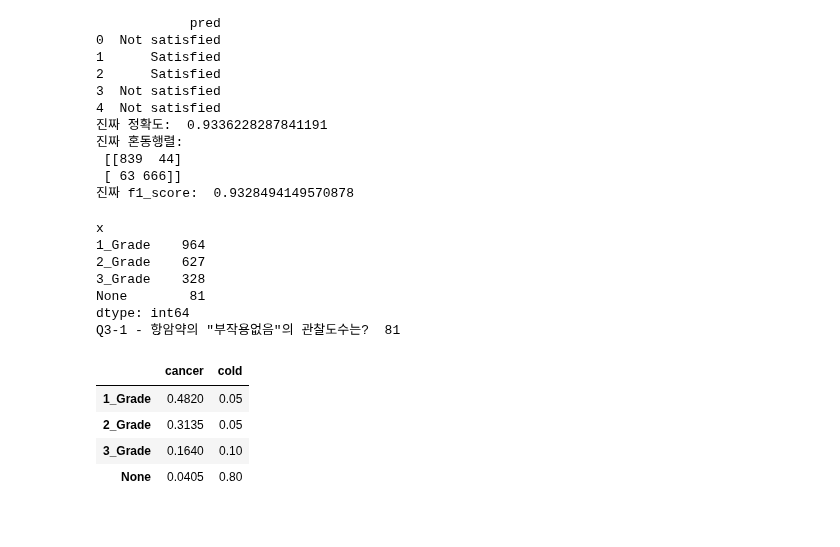
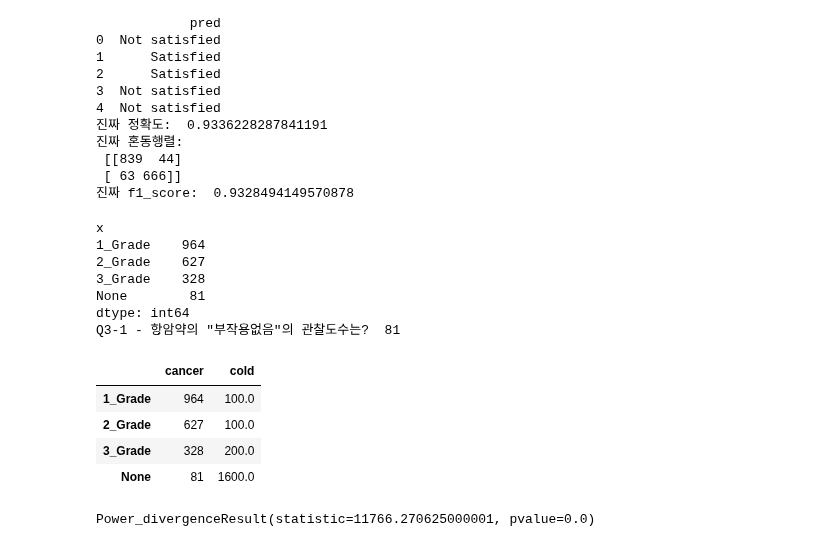
Before and after one commit to chickengak/TIL, a Jupyter notebook: dev-journey/big-data/빅분기-실기-wrap_up.ipynb, the cells around one changed output. Cells and saved outputs as stored; diff of their text form; code cells hidden in the pictures.

```diff
--- a/dev-journey/big-data/빅분기-실기-wrap_up.ipynb
+++ b/dev-journey/big-data/빅분기-실기-wrap_up.ipynb
@@ -1769,24 +1780,25 @@ f1_score:  0.9516477874091458
  [ 63 666]]
 진짜 f1_score:  0.9328494149570878
 # %%
-import statsmodels.api as sm
-from scipy import stats
+from scipy import stats                         # 6회 3유형 1번
 
 df = pd.read_csv('samples/기출복원/06회/cancer.csv')
 print(df.value_counts())
 print('Q3-1 - 항암약의 "부작용없음"의 관찰도수는? ', df['x'].value_counts()['None'])
 
-pd.DataFrame({'cancer': np.array([964, 627, 328, 81])/2000, 'cold': [0.05, 0.05, 0.10, 0.80]}, index=['1_Grade', '2_Grade', '3_Grade', 'None'])
+display(df := pd.DataFrame({'cancer': np.array([964, 627, 328, 81]), 'cold': np.array([0.05, 0.05, 0.10, 0.80])*2000}, index=['1_Grade', '2_Grade', '3_Grade', 'None']))
+stats.chisquare(df['cancer'], df['cold'])           # ★★★
 # %% [output]
 x
 1_Grade    964
 2_Grade    627
 3_Grade    328
 None        81
 dtype: int64
 Q3-1 - 항암약의 "부작용없음"의 관찰도수는?  81
 |  | cancer | cold |
-| 1_Grade | 0.4820 | 0.05 |
-| 2_Grade | 0.3135 | 0.05 |
-| 3_Grade | 0.1640 | 0.10 |
-| None | 0.0405 | 0.80 |
+| 1_Grade | 964 | 100.0 |
+| 2_Grade | 627 | 100.0 |
+| 3_Grade | 328 | 200.0 |
+| None | 81 | 1600.0 |
+Power_divergenceResult(statistic=11766.270625000001, pvalue=0.0)
```
Also changed, not shown: parts of 21 cells of this notebook.
